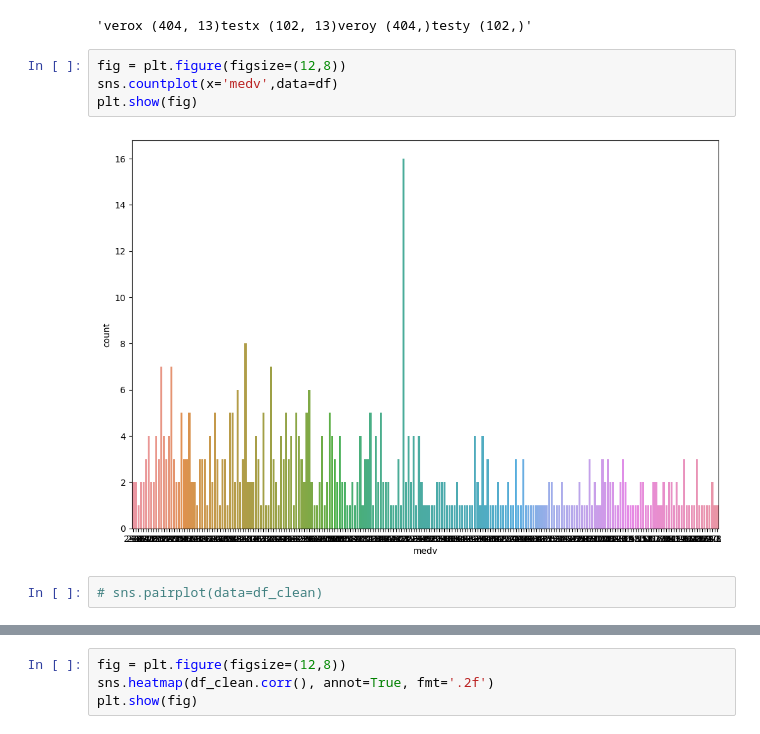
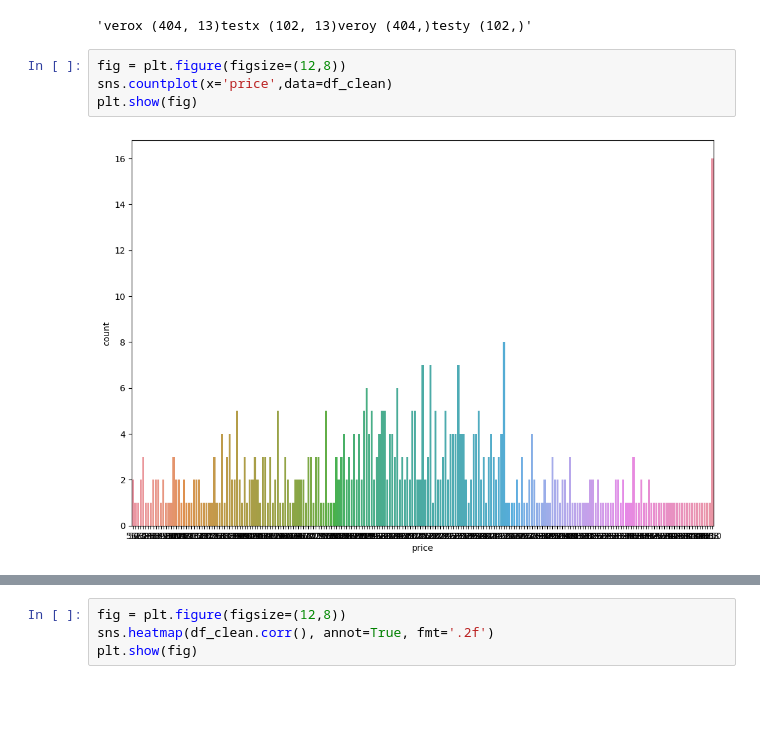
Before and after one commit to Atza94/prova_sommativa_03-05-23, a Jupyter notebook: linear_train_streamlit.ipynb, the cells around one changed output, grey strips where cells are left out. Cells and saved outputs as stored; diff of their text form; blank space fills up the shorter version.

```diff
--- a/linear_train_streamlit.ipynb
+++ b/linear_train_streamlit.ipynb
@@ -92,9 +93,7 @@ f'verox {x_train.shape}testx {x_test.shape}veroy {y_train.shape}testy {y_test.sh
 'verox (404, 13)testx (102, 13)veroy (404,)testy (102,)'
 # %%
 fig = plt.figure(figsize=(12,8))
-sns.countplot(x='medv',data=df)
+sns.countplot(x='price',data=df_clean)
 plt.show(fig)
 # %% [output]
-[figure, old version]
+[figure, new version]
-# %%
-# sns.pairplot(data=df_clean)
```
Also changed, not shown: parts of 2 cells of this notebook, 4 other files.
